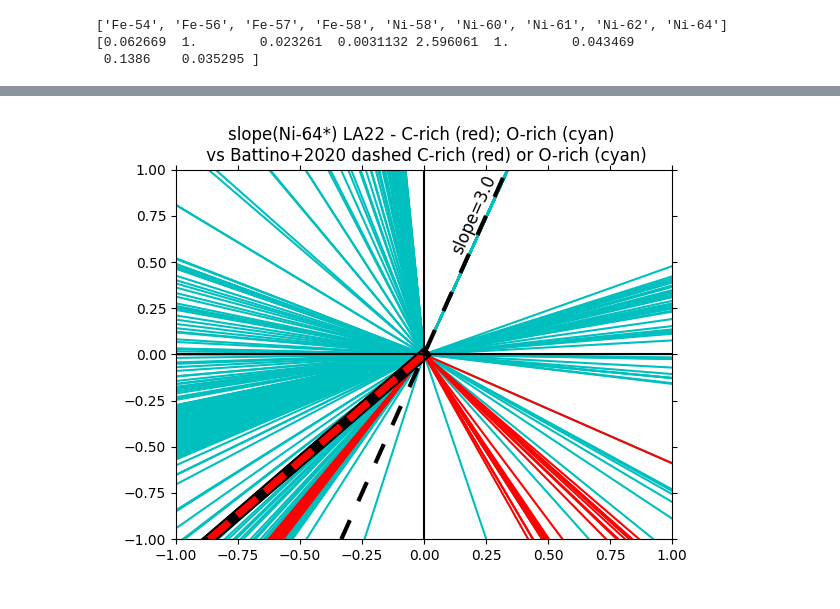
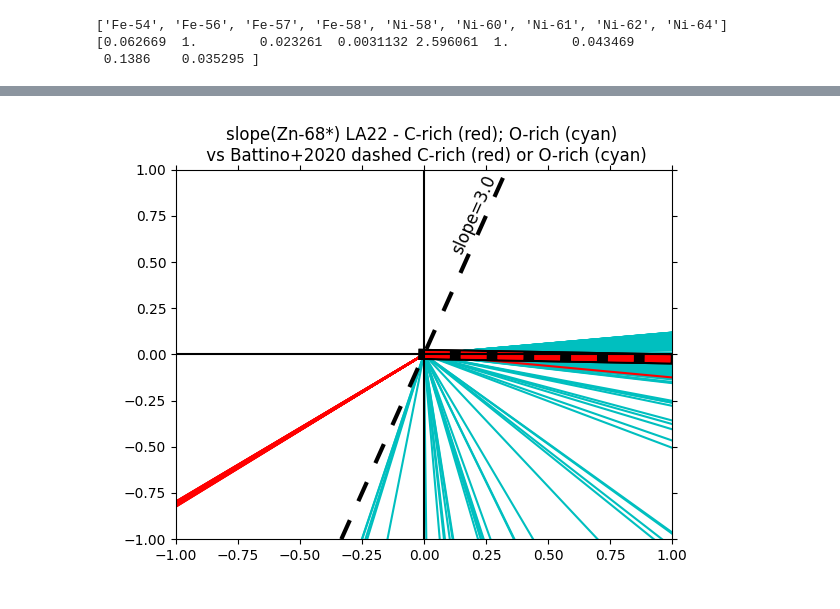
Before and after one commit to NuGrid/chetec-infra_WP9, a Jupyter notebook: simple_plot_v11.ipynb, the cells around one changed output, grey strips where cells are left out. Cells and saved outputs as stored; diff of their text form; code cells hidden in the pictures.

```diff
--- a/simple_plot_v11.ipynb
+++ b/simple_plot_v11.ipynb
@@ -1253,7 +1239,10 @@ plt.axvline(x=ref_1,color='k',lw=0.7)
 #                 alpha=1,markevery=50,label=iso_up_plot[i]+'/'+iso_down_plot[i])
 #    plt.plot(mass[ind_tmp:],rit_slope[i][ind_tmp:],color=col[3],marker='*',ls='-',markersize=8,\
 #                 alpha=1,markevery=50,label=iso_up_plot[i]+'/'+iso_down_plot[i])
-i = iso_up_plot.index('Ni-64*')
+
+#i = iso_up_plot.index('Ni-64*')
+i = iso_up_plot.index('Zn-70*')
+
 plt.plot(rau_mass_1,rau_slope[i],color=col[0],marker=lllin,ls='-',markersize=0.8,\
                  alpha=0.5,label='R02 '+iso_up_plot[i]+'/'+iso_down_plot[i])
 plt.plot(mass_sie[:],sie_slope[i],color=col[1],marker='+',ls=':',markersize=8,\
@@ -1382,7 +1371,8 @@ sie [1.00000000e-200 5.07859872e-001 1.00000000e-200 1.00000000e+000
 ifig=76
 plt.figure(ifig).clear(); plt.figure(ifig)
 
-iso_plot = 'Ni-64*'; iso_ref = 'Ni-61'
+#iso_plot = 'Ni-64*'; iso_ref = 'Ni-61'
+iso_plot = 'Zn-68*'; iso_ref = 'Zn-66'
 ind_ = iso_up_plot.index(iso_plot)
 indu_ = e_label.index(iso_plot); indd_ = e_label.index(iso_ref)
 indn_ = e_label.index(iso_norm_mu_and_eps[0]) ; inds_ = e_label.index(iso_norm_slope)
@@ -1432,31 +1422,31 @@ sign_x = np.sign(what_mind); sign_y = sign_x * np.sign(what_slope[ind_])
 
 [plt.plot([0.,1.*sign_x[i]],[0.,1.*np.abs(what_slope[ind_][i])*sign_y[i]], c='k',ls='-',lw=8)  for i in range(len(what_slope[ind_])) if\
     what_abu[ind_c12][i]/what_abu[ind_o16][i]<1]
 [plt.plot([0.,1.*sign_x[i]],[0.,1.*np.abs(what_slope[ind_][i])*sign_y[i]], c='k',ls='-',lw=8)  for i in range(len(what_slope[ind_])) if\
     what_abu[ind_c12][i]/what_abu[ind_o16][i]>1]
 [plt.plot([0.,1.*sign_x[i]],[0.,1.*np.abs(what_slope[ind_][i])*sign_y[i]], c='c',ls='--',lw=5)  for i in range(len(what_slope[ind_])) if\
     what_abu[ind_c12][i]/what_abu[ind_o16][i]<1]
 [plt.plot([0.,1.*sign_x[i]],[0.,1.*np.abs(what_slope[ind_][i])*sign_y[i]], c='r',ls='--',lw=5)  for i in range(len(what_slope[ind_])) if\
     what_abu[ind_c12][i]/what_abu[ind_o16][i]>1]
 
 plt.axhline(y=0,color='k'); plt.axvline(x=0,color='k')
 
 # slope from obs?
 sl = 3.0
 plt.axline((0, 0.0), slope=sl, color="black", linestyle=(0, (5, 5)), lw=3)
 plt.text(0.1, 0.55, "slope="+str(sl), rotation=66, fontsize=12)
 
 plt.title('slope('+iso_plot+\
           ') LA22 - C-rich (red); O-rich (cyan) \n vs Battino+2020 dashed C-rich (red) or O-rich (cyan)')
 #plt.title('slope('+iso_plot+\
 #          ') SI18 - C-rich (red); O-rich (cyan) \n vs Battino+2020 dashed C-rich (red) or O-rich (cyan)')
 
 plt.xlim(-1,1); plt.ylim(-1,1)
 plt.tick_params(left=True,right=True,top=True,labelleft=True,which='both') #,labelright=True)
 
 
 plt.savefig('la22_vs_bat20'+iso_plot+'slope.pdf')
 
 plt.show()
 # %% [output]
-[figure, old version]
+[figure, new version]
```
Also changed, not shown: parts of 12 cells of this notebook, 2 other files.
